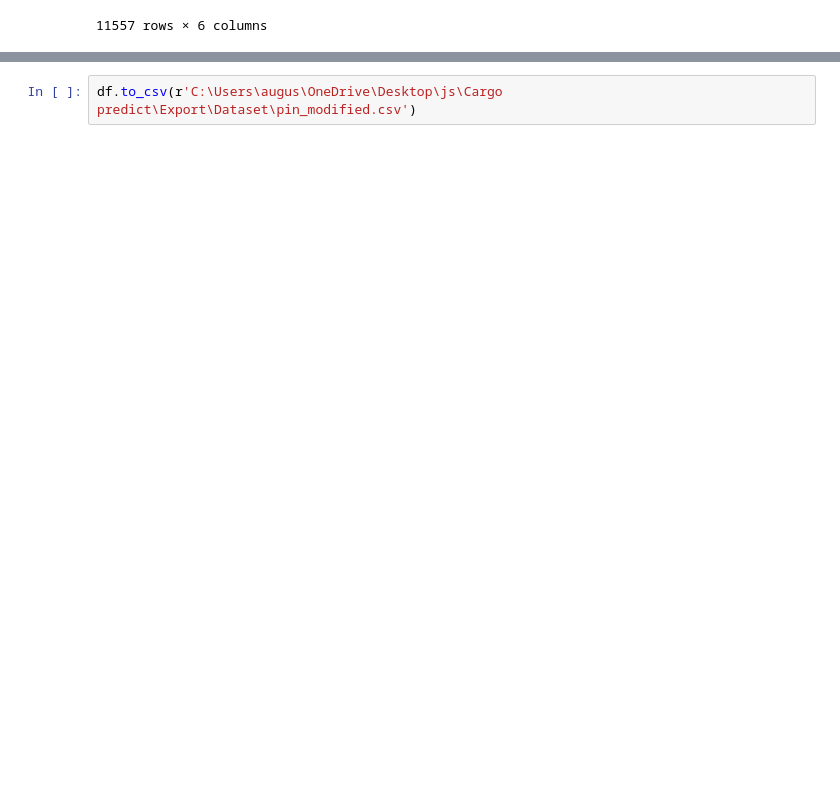
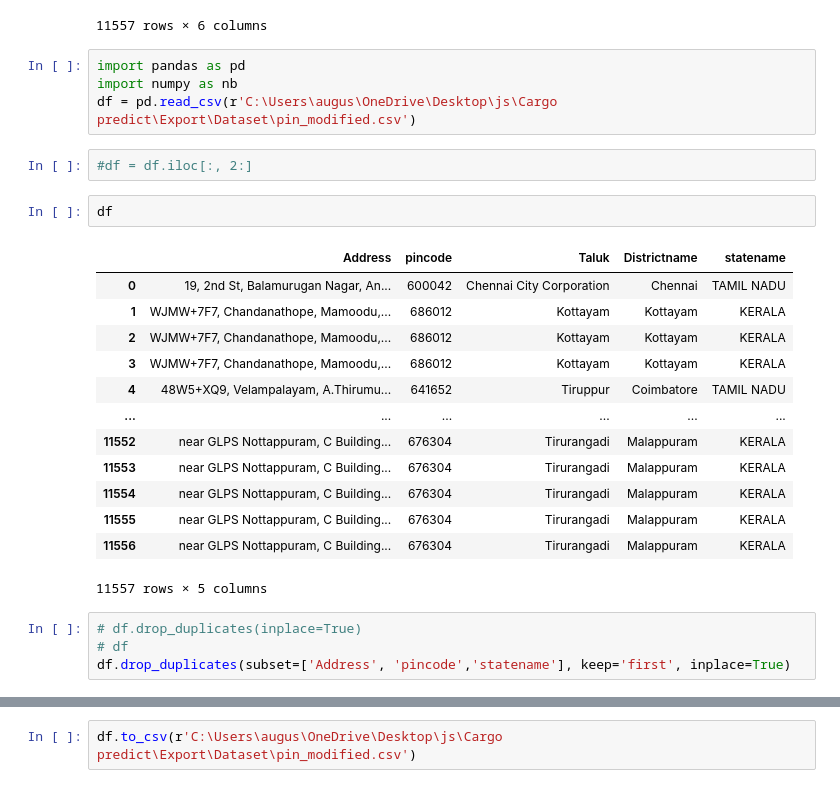
Before and after one commit to NATPAC-Internship/Augustine, a Jupyter notebook: Export/Code/Clean/pin.ipynb, the cells around one changed output, grey strips where cells are left out. Cells and saved outputs as stored; diff of their text form; blank space fills up the shorter version.

Commit message:
modified

```diff
--- a/Export/Code/Clean/pin.ipynb
+++ b/Export/Code/Clean/pin.ipynb
@@ -323,3 +323,29 @@ df
 | 11555 | ZULI EXPORTS | near GLPS Nottappuram, C Building... | 676304 | Tirurangadi | Malappuram | KERALA |
 | 11556 | ZULI EXPORTS | near GLPS Nottappuram, C Building... | 676304 | Tirurangadi | Malappuram | KERALA |
 11557 rows × 6 columns
+# %%
+import pandas as pd
+import numpy as nb
+df = pd.read_csv(r'C:\Users\augus\OneDrive\Desktop\js\Cargo predict\Export\Dataset\pin_modified.csv')
+# %%
+#df = df.iloc[:, 2:]
+# %%
+df
+# %% [output]
+|  | Address | pincode | Taluk | Districtname | statename |
+| 0 | 19, 2nd St, Balamurugan Nagar, An... | 600042 | Chennai City Corporation | Chennai | TAMIL NADU |
+| 1 | WJMW+7F7, Chandanathope, Mamoodu,... | 686012 | Kottayam | Kottayam | KERALA |
+| 2 | WJMW+7F7, Chandanathope, Mamoodu,... | 686012 | Kottayam | Kottayam | KERALA |
+| 3 | WJMW+7F7, Chandanathope, Mamoodu,... | 686012 | Kottayam | Kottayam | KERALA |
+| 4 | 48W5+XQ9, Velampalayam, A.Thirumu... | 641652 | Tiruppur | Coimbatore | TAMIL NADU |
+| ... | ... | ... | ... | ... | ... |
+| 11552 | near GLPS Nottappuram, C Building... | 676304 | Tirurangadi | Malappuram | KERALA |
+| 11553 | near GLPS Nottappuram, C Building... | 676304 | Tirurangadi | Malappuram | KERALA |
+| 11554 | near GLPS Nottappuram, C Building... | 676304 | Tirurangadi | Malappuram | KERALA |
+| 11555 | near GLPS Nottappuram, C Building... | 676304 | Tirurangadi | Malappuram | KERALA |
+| 11556 | near GLPS Nottappuram, C Building... | 676304 | Tirurangadi | Malappuram | KERALA |
+11557 rows × 5 columns
+# %%
+# df.drop_duplicates(inplace=True)
+# df
+df.drop_duplicates(subset=['Address', 'pincode','statename'], keep='first', inplace=True)
```
Also changed, not shown: parts of 6 cells of this notebook, 2 other files.
